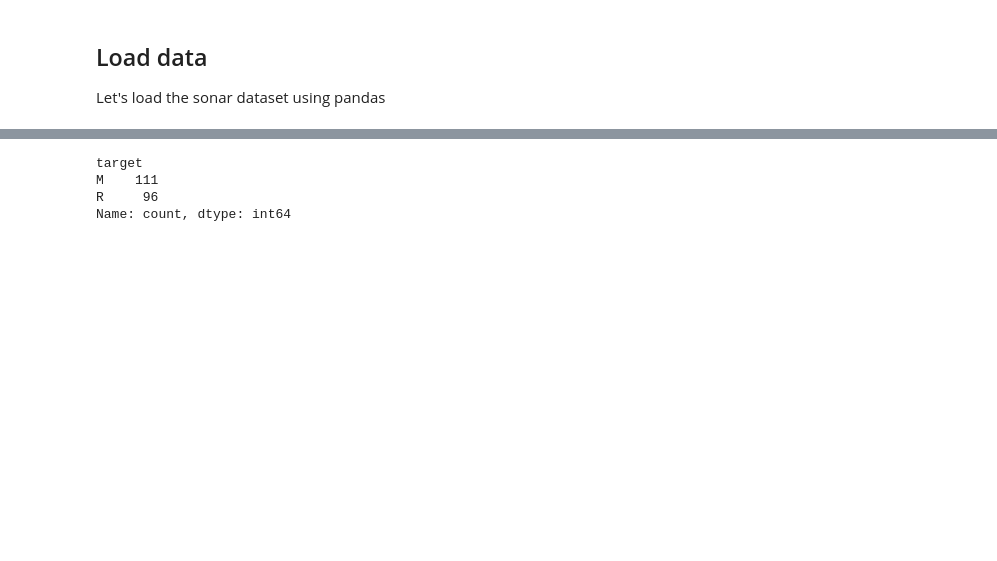
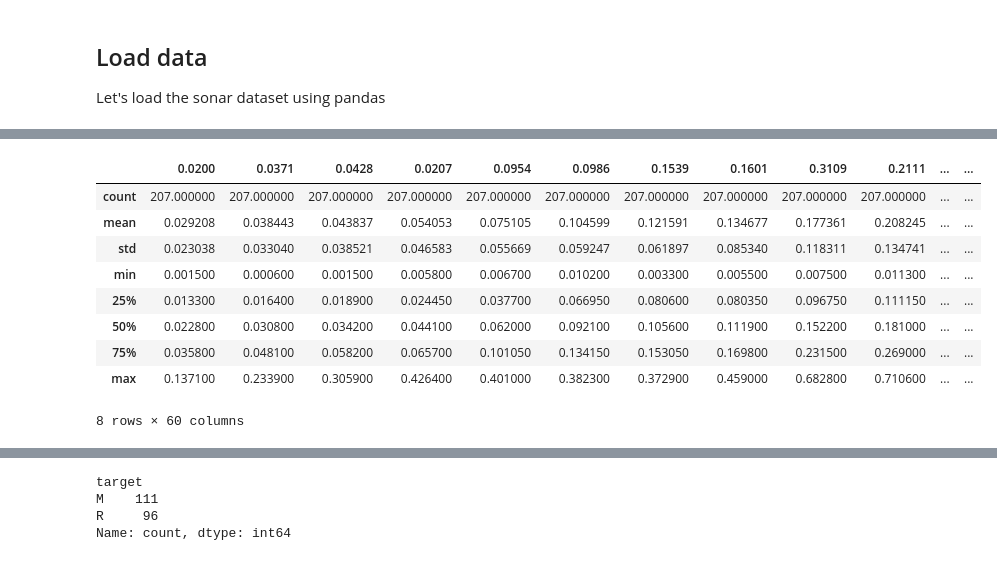
Before and after one commit to danvluewubley/sonar-machine-learning, a Jupyter notebook: Sonar_Machine_Learning.ipynb, the cells around one changed output, grey strips where cells are left out. Cells and saved outputs as stored; diff of their text form; code cells hidden in the pictures; blank space fills up the shorter version.

```diff
--- a/Sonar_Machine_Learning.ipynb
+++ b/Sonar_Machine_Learning.ipynb
@@ -52,0 +67,13 @@ df = df.rename({'R': 'target'}, axis=1)
+# %%
+df.describe()
+# %% [output]
+|  | 0.0200 | 0.0371 | 0.0428 | 0.0207 | 0.0954 | 0.0986 | 0.1539 | 0.1601 | 0.3109 | 0.2111 | ... | ... |
+| count | 207.000000 | 207.000000 | 207.000000 | 207.000000 | 207.000000 | 207.000000 | 207.000000 | 207.000000 | 207.000000 | 207.000000 | ... | ... |
+| mean | 0.029208 | 0.038443 | 0.043837 | 0.054053 | 0.075105 | 0.104599 | 0.121591 | 0.134677 | 0.177361 | 0.208245 | ... | ... |
+| std | 0.023038 | 0.033040 | 0.038521 | 0.046583 | 0.055669 | 0.059247 | 0.061897 | 0.085340 | 0.118311 | 0.134741 | ... | ... |
+| min | 0.001500 | 0.000600 | 0.001500 | 0.005800 | 0.006700 | 0.010200 | 0.003300 | 0.005500 | 0.007500 | 0.011300 | ... | ... |
+| 25% | 0.013300 | 0.016400 | 0.018900 | 0.024450 | 0.037700 | 0.066950 | 0.080600 | 0.080350 | 0.096750 | 0.111150 | ... | ... |
+| 50% | 0.022800 | 0.030800 | 0.034200 | 0.044100 | 0.062000 | 0.092100 | 0.105600 | 0.111900 | 0.152200 | 0.181000 | ... | ... |
+| 75% | 0.035800 | 0.048100 | 0.058200 | 0.065700 | 0.101050 | 0.134150 | 0.153050 | 0.169800 | 0.231500 | 0.269000 | ... | ... |
+| max | 0.137100 | 0.233900 | 0.305900 | 0.426400 | 0.401000 | 0.382300 | 0.372900 | 0.459000 | 0.682800 | 0.710600 | ... | ... |
+8 rows × 60 columns
```
Also changed, not shown: parts of 58 cells of this notebook.
